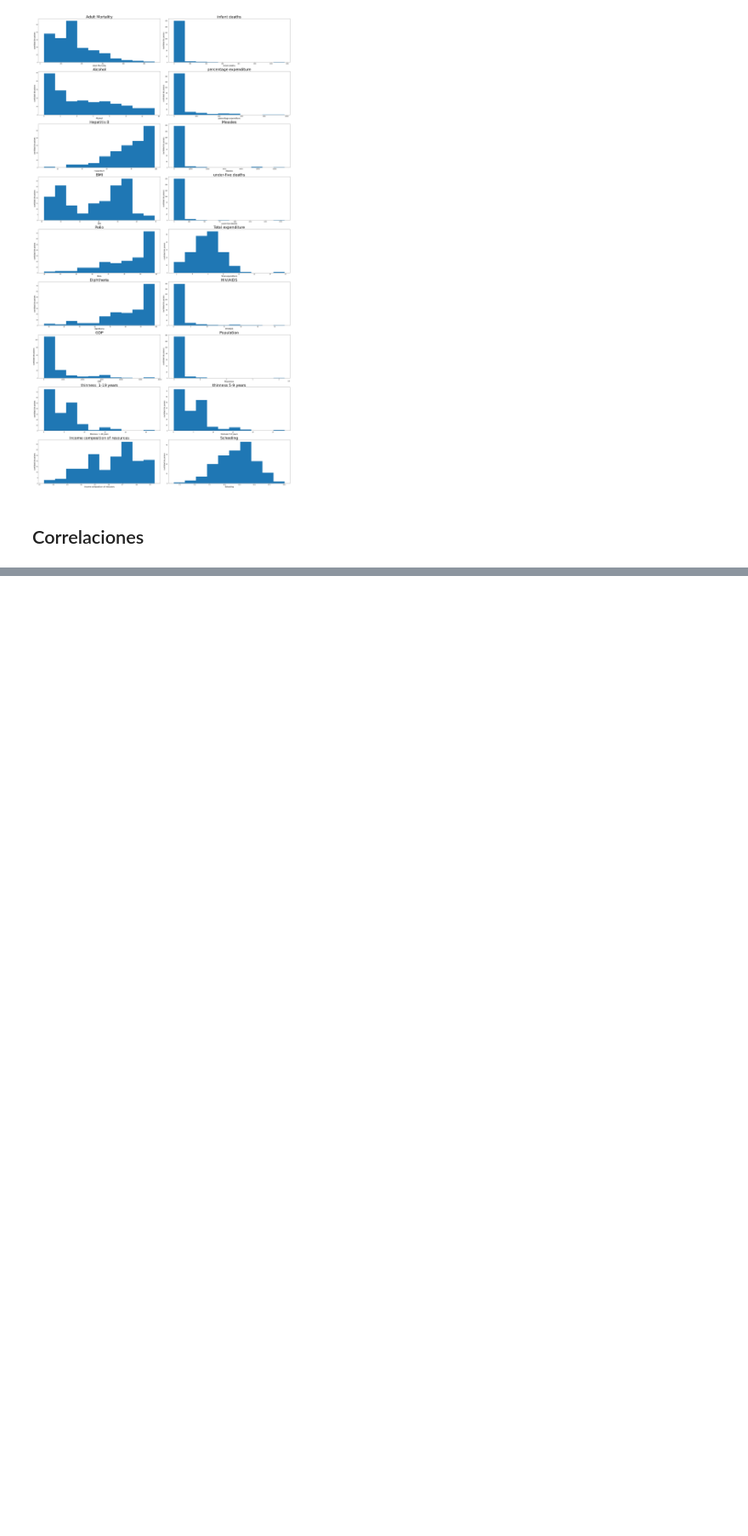
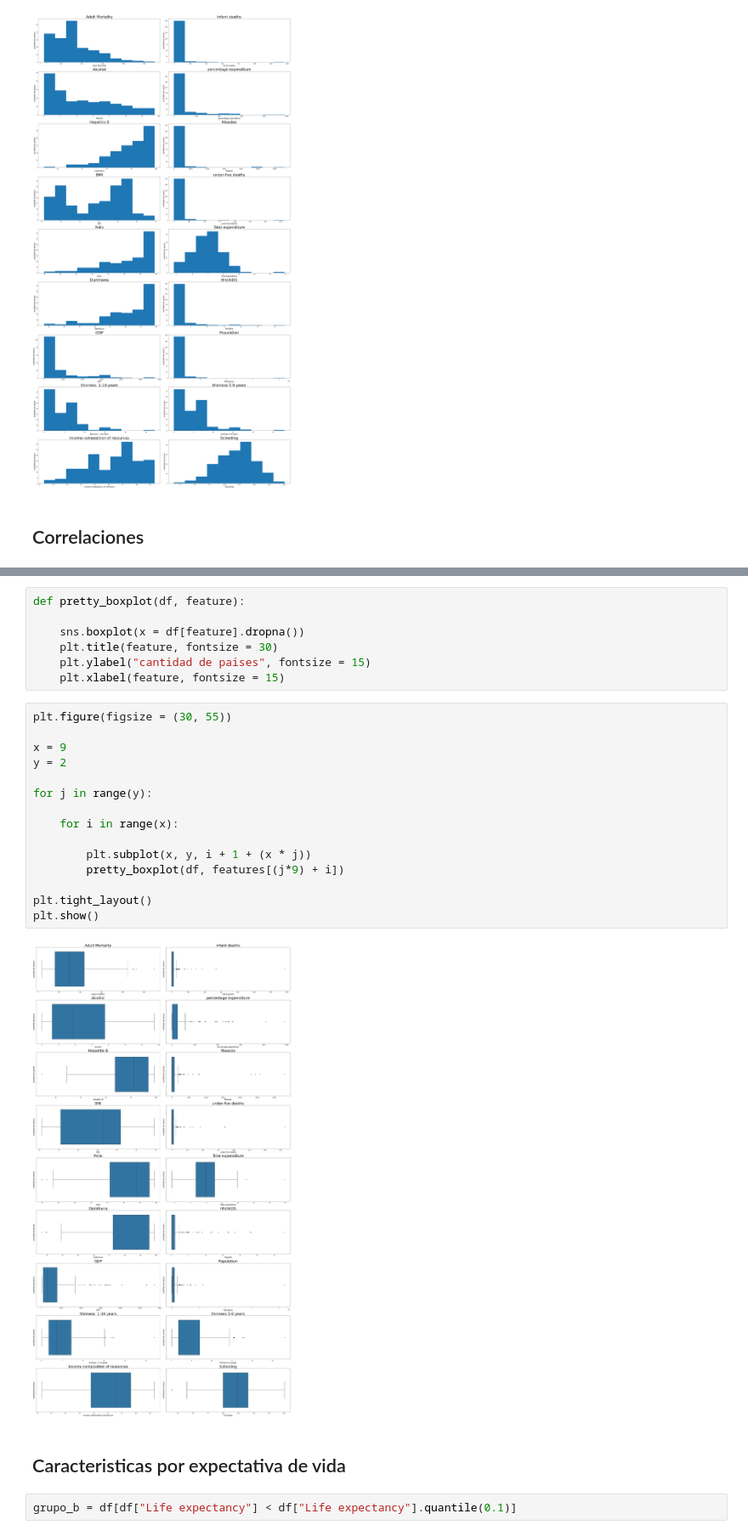
Before and after one commit to facutotaro/metnum-tp3, a Jupyter notebook: EDA/EDA.ipynb, the cells around one changed output, grey strips where cells are left out. Shown at 85% size. Drawn from its saved outputs; the diff is of its cells as text; blank space fills up the shorter version.

```diff
--- a/EDA/EDA.ipynb
+++ b/EDA/EDA.ipynb
@@ -323,0 +440,28 @@ plt.show()
+# %%
+def pretty_boxplot(df, feature):
+
+    sns.boxplot(x = df[feature].dropna())
+    plt.title(feature, fontsize = 30)
+    plt.ylabel("cantidad de paises", fontsize = 15)
+    plt.xlabel(feature, fontsize = 15)
+# %%
+plt.figure(figsize = (30, 55))
+
+x = 9
+y = 2
+
+for j in range(y):
+
+    for i in range(x):
+
+        plt.subplot(x, y, i + 1 + (x * j))
+        pretty_boxplot(df, features[(j*9) + i])
+
+plt.tight_layout()
+plt.show()
+# %% [output]
+[figure, added]
+# %% [markdown]
+## Caracteristicas por expectativa de vida
+# %%
+grupo_b = df[df["Life expectancy"] < df["Life expectancy"].quantile(0.1)]
```
Also changed, not shown: parts of 11 cells of this notebook, 1 other file.
